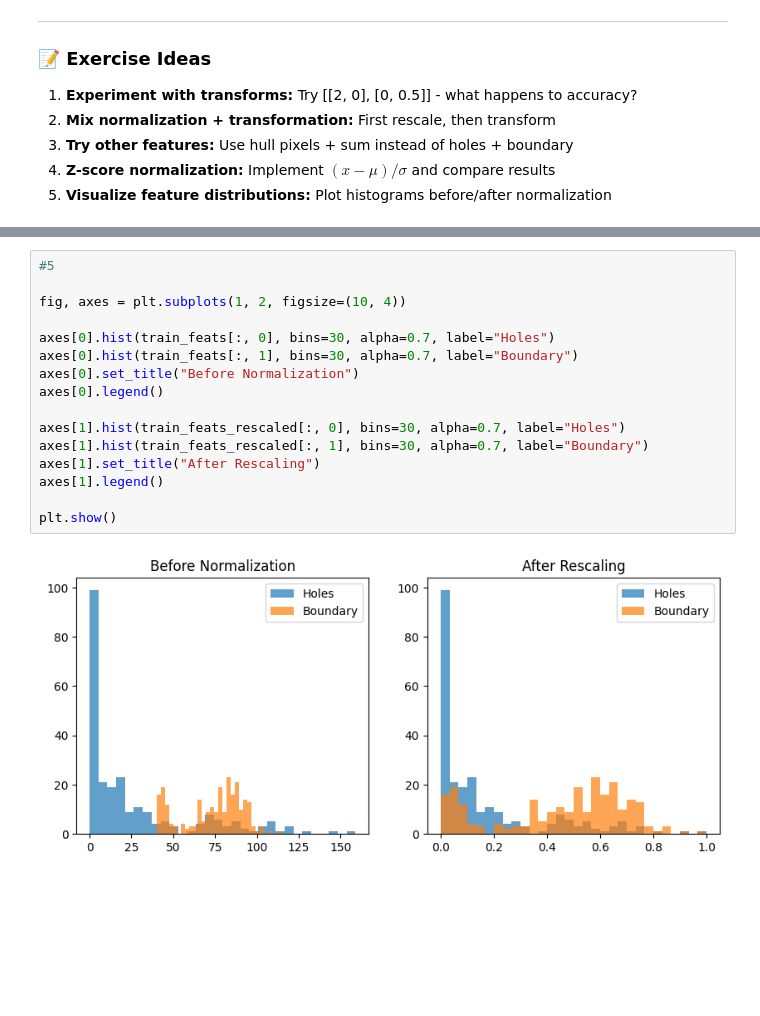
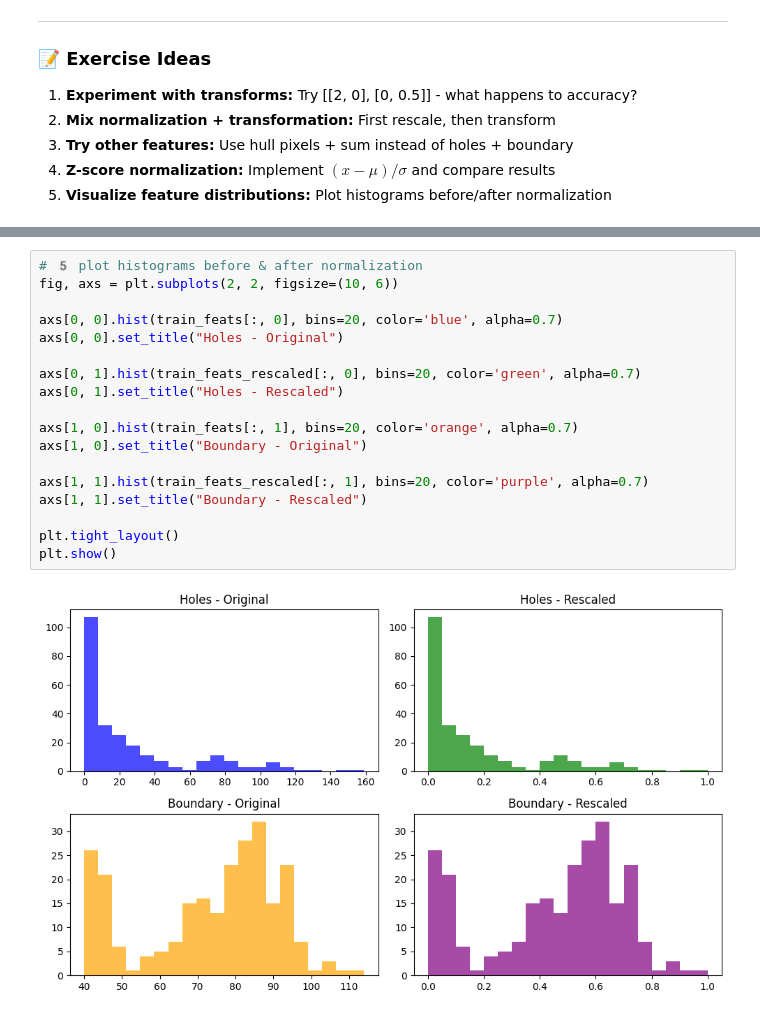
Before and after one commit to chmanaswini/Tutorials_and_labs, a Jupyter notebook: Copy_of_STP_Module_01_Lab_04_Transforming_data_using_linear_algebra_by_Om.ipynb, the cells around one changed output, grey strips where cells are left out. Saved outputs shown, nothing was run; the diff lists cells and outputs as text; blank space fills up the shorter version.

```diff
--- a/Copy_of_STP_Module_01_Lab_04_Transforming_data_using_linear_algebra_by_Om.ipynb
+++ b/Copy_of_STP_Module_01_Lab_04_Transforming_data_using_linear_algebra_by_Om.ipynb
@@ -738,19 +767,21 @@ print("Accuracy with Z-score normalization:", acc*100, "%")
 Accuracy with Z-score normalization: 78.57142857142857 %
 # %%
-#5
+# 5️ plot histograms before & after normalization
+fig, axs = plt.subplots(2, 2, figsize=(10, 6))
 
-fig, axes = plt.subplots(1, 2, figsize=(10, 4))
+axs[0, 0].hist(train_feats[:, 0], bins=20, color='blue', alpha=0.7)
+axs[0, 0].set_title("Holes - Original")
 
-axes[0].hist(train_feats[:, 0], bins=30, alpha=0.7, label="Holes")
-axes[0].hist(train_feats[:, 1], bins=30, alpha=0.7, label="Boundary")
-axes[0].set_title("Before Normalization")
-axes[0].legend()
+axs[0, 1].hist(train_feats_rescaled[:, 0], bins=20, color='green', alpha=0.7)
+axs[0, 1].set_title("Holes - Rescaled")
 
-axes[1].hist(train_feats_rescaled[:, 0], bins=30, alpha=0.7, label="Holes")
-axes[1].hist(train_feats_rescaled[:, 1], bins=30, alpha=0.7, label="Boundary")
-axes[1].set_title("After Rescaling")
-axes[1].legend()
+axs[1, 0].hist(train_feats[:, 1], bins=20, color='orange', alpha=0.7)
+axs[1, 0].set_title("Boundary - Original")
 
+axs[1, 1].hist(train_feats_rescaled[:, 1], bins=20, color='purple', alpha=0.7)
+axs[1, 1].set_title("Boundary - Rescaled")
+
+plt.tight_layout()
 plt.show()
 # %% [output]
-[figure, old version]
+[figure, new version]
```
Also changed, not shown: parts of 6 cells of this notebook.
